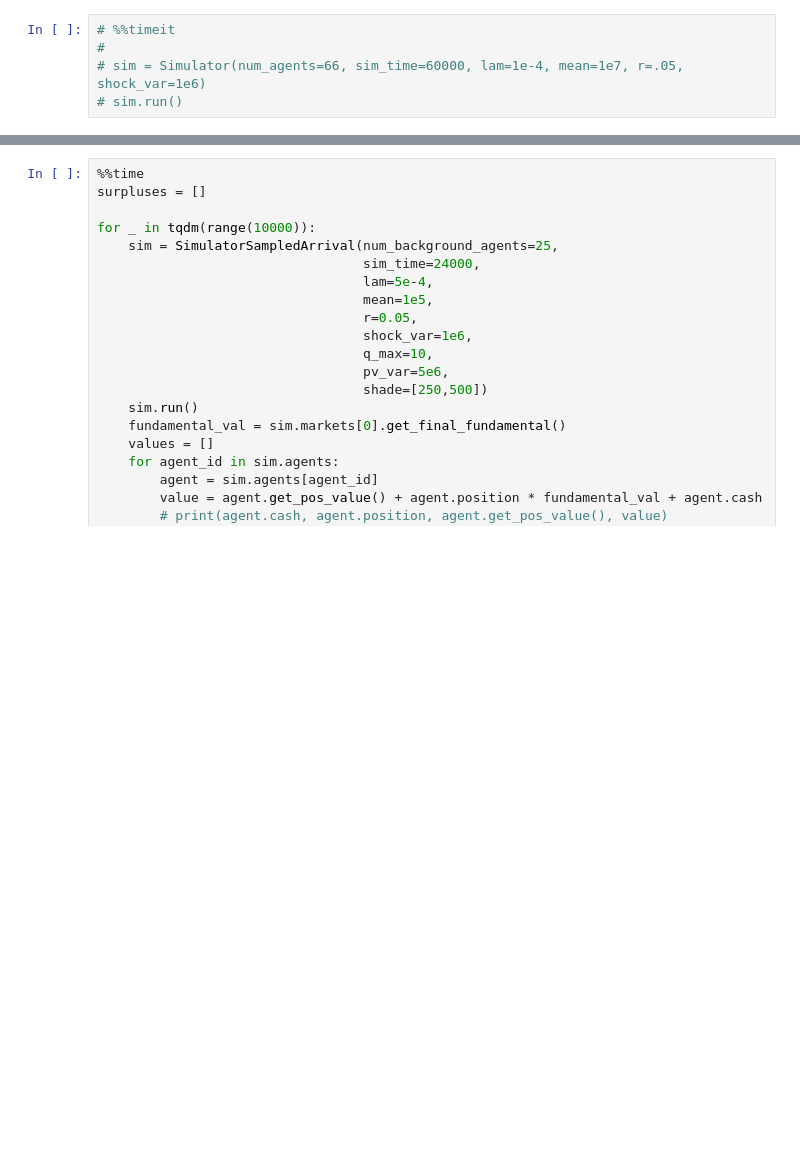
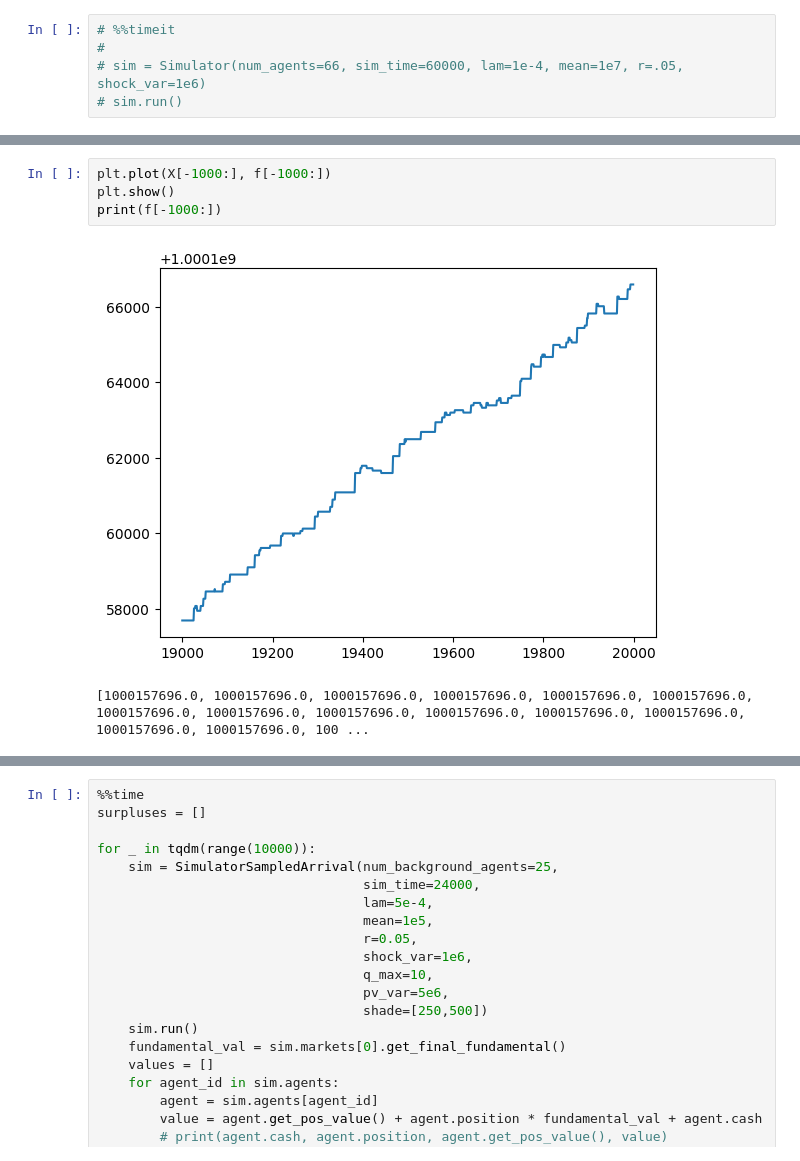
Before and after one commit to dipplestix/pymarketsim, a Jupyter notebook: test_trend_analysis.ipynb, the cells around one changed output, grey strips where cells are left out. Cells and saved outputs as stored; diff of their text form; blank space fills up the shorter version.

```diff
--- a/test_trend_analysis.ipynb
+++ b/test_trend_analysis.ipynb
@@ -63,0 +63,7 @@ plt.show()
+# %%
+plt.plot(X[-1000:], f[-1000:])
+plt.show()
+print(f[-1000:])
+# %% [output]
+[figure, added]
+[1000157696.0, 1000157696.0, 1000157696.0, 1000157696.0, 1000157696.0, 1000157696.0, 1000157696.0, 1000157696.0, 1000157696.0, 1000157696.0, 1000157696.0, 1000157696.0, 1000157696.0, 1000157696.0, 100 ...
```
Also changed, not shown: parts of 3 cells of this notebook, 1 other file.
